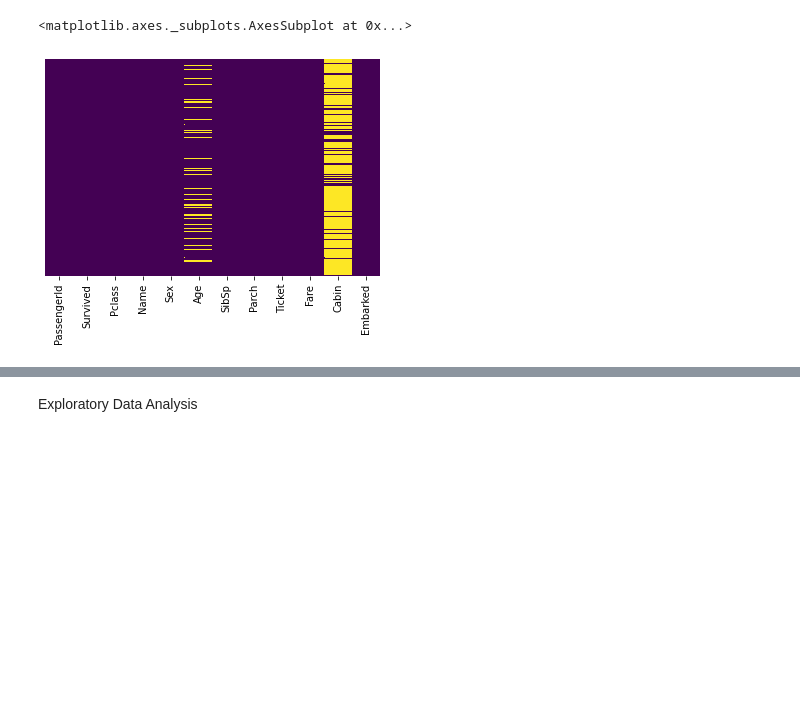
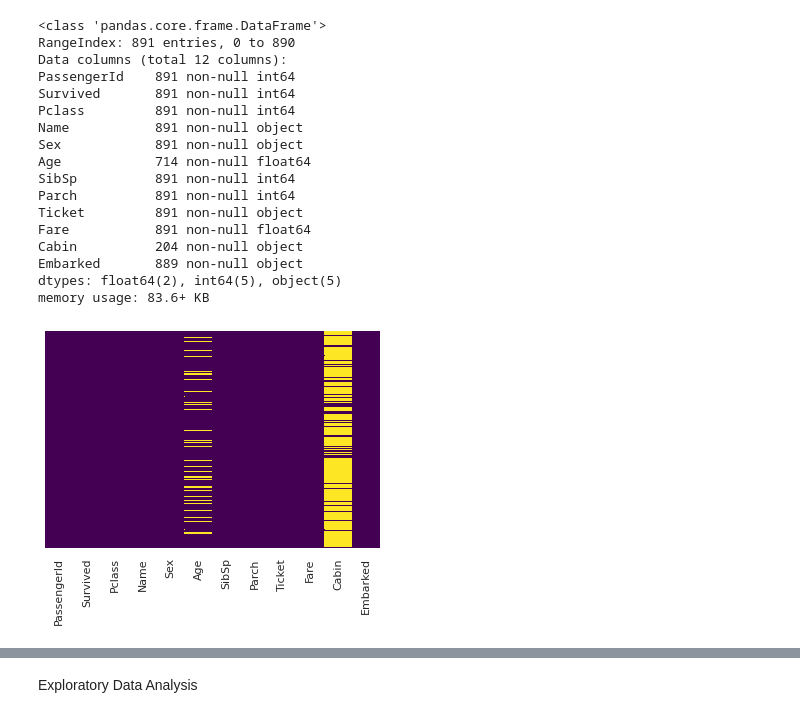
Before and after one commit to yeegorski/titanic_logistic, a Jupyter notebook: titanic-logistic.ipynb, the cells around one changed output, grey strips where cells are left out. Saved outputs shown, nothing was run; the diff lists cells and outputs as text; code cells hidden in the pictures; blank space fills up the shorter version.

```diff
--- a/titanic-logistic.ipynb
+++ b/titanic-logistic.ipynb
@@ -5,6 +5,7 @@ import numpy as np
 import matplotlib.pyplot as plt
 import seaborn as sns
 %matplotlib inline
+sns.set()
 # %%
 #reading the data
 train = pd.read_csv('titanic_train.csv')
@@ -18,9 +20,26 @@ train.head()
 | 3 | 4 | 1 | 1 | Futrelle, Mrs. Jacques Heath (Lil... | female | 35.0 | 1 | 0 | 113803 | 53.1000 | ... |
 | 4 | 5 | 0 | 3 | Allen, Mr. William Henry | male | 35.0 | 0 | 0 | 373450 | 8.0500 | ... |
 # %%
-#missing data check
-sns.heatmap(train.isnull(),yticklabels = False,cbar=False,cmap='viridis')
-#some data point in Age category missing, plenty missing in Cabin
+#missing data check in the training set
+train.info()
+sns.heatmap(train.isnull(),yticklabels = False,cbar=False,cmap='viridis');
+#some data points in Age and Embarked categories missing, plenty missing in Cabin
 # %% [output]
-<matplotlib.axes._subplots.AxesSubplot at 0x...>
+<class 'pandas.core.frame.DataFrame'>
+RangeIndex: 891 entries, 0 to 890
+Data columns (total 12 columns):
+PassengerId    891 non-null int64
+Survived       891 non-null int64
+Pclass         891 non-null int64
+Name           891 non-null object
+Sex            891 non-null object
+Age            714 non-null float64
+SibSp          891 non-null int64
+Parch          891 non-null int64
+Ticket         891 non-null object
+Fare           891 non-null float64
+Cabin          204 non-null object
+Embarked       889 non-null object
+dtypes: float64(2), int64(5), object(5)
+memory usage: 83.6+ KB
-[figure, old version]
+[figure, new version]
```
Also changed, not shown: parts of 75 cells of this notebook.
